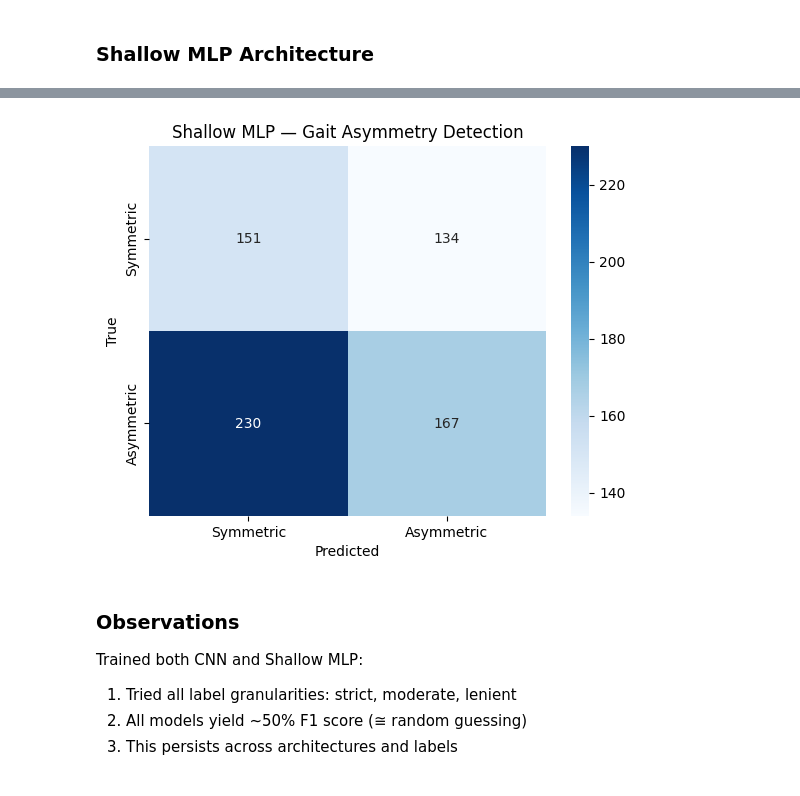
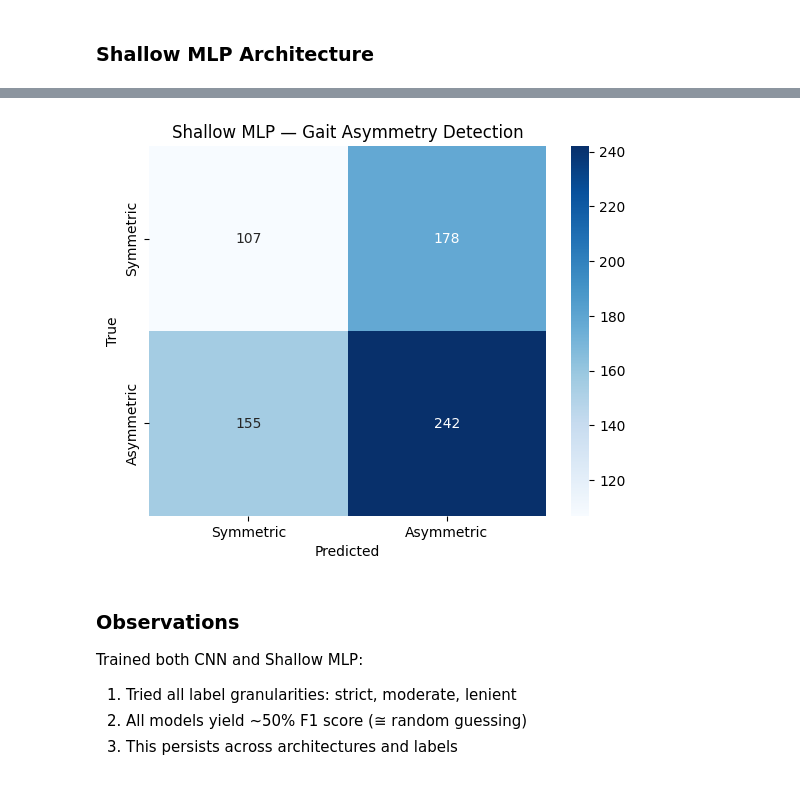
Before and after one commit to StamatisOrfanos/GaitRehab, a Jupyter notebook: gait_detection.ipynb, the cells around one changed output, grey strips where cells are left out. Cells and saved outputs as stored; diff of their text form; code cells hidden in the pictures.

```diff
--- a/gait_detection.ipynb
+++ b/gait_detection.ipynb
@@ -135,22 +135,24 @@ This part of the notebook trains a binary classifier to detect gait asymmetry us
 # %%
 # Load Dataset
 time_domain_data = pd.read_csv('Data/final/detection_time_domain.csv')
+labels = ['high_confidence_asymmetry', 'medium_confidence_asymmetry', 'low_confidence_asymmetry']
 
-# Filter for Gait Windows Only (label 0 or 1)
-data_time_domain_gait = time_domain_data[time_domain_data['label_moderate'].isin([0, 1])].copy()
-target_variable = 'label_moderate'
+for label in labels:
+    # Filter for Gait Windows Only (label 0 or 1)
+    data_time_domain_gait = time_domain_data[time_domain_data[label].isin([0, 1])].copy()
+    target_variable = label
 
-# Calculate class frequencies
-class_counts = data_time_domain_gait[target_variable].value_counts()
-bars = ['Asymmetric Gait', 'Symmetric Gait']
-labels_position = np.arange(len(bars))
+    # Calculate class frequencies
+    class_counts = data_time_domain_gait[target_variable].value_counts()
+    bars = ['Asymmetric Gait', 'Symmetric Gait']
+    labels_position = np.arange(len(bars))
 
 
-# Visualize class distribution
-class_counts.plot(kind='bar')
-plt.title('Class Balance')
-plt.xlabel('Class')
-plt.ylabel('Number of Samples')
-plt.xticks(labels_position, bars, rotation=360, fontsize='13')
-plt.show()
+    # Visualize class distribution
+    class_counts.plot(kind='bar')
+    plt.title('Class Balance for Label: ' + target_variable)
+    plt.xlabel('Class')
+    plt.ylabel('Number of Samples')
+    plt.xticks(labels_position, bars, rotation=360, fontsize='13')
+    plt.show()
 # %% [output]
@@ -395,9 +397,9 @@ def cnn_model(input_shape):
 # CNN Model — Gait Asymmetry Detection from Raw IMU Windows
 
 # Load the .npz dataset
-data = np.load('all_subject_raw_windows.npz')
+data = np.load('Data/final/all_subject_raw_windows.npz')
 X = data['X']
-y = data['label_moderate']
+y = data['medium_confidence_asymmetry']
 groups = data['patient_id']
 
 # Filter out undefined gait cycle with label = 2
@@ -478,7 +480,7 @@ def shallow_mlp_model(input_shape):
 # Load the .npz dataset
 data = np.load('Data/final/all_subject_raw_windows.npz')
 X = data['X']
-y = data['label_moderate']
+y = data['medium_confidence_asymmetry']
 groups = data['patient_id']
 
 # Filter out undefined gait cycle with label = 2
@@ -534,4 +536,4 @@ Fold 5
-[figure, old version]
+[figure, new version]
 # %% [markdown]
 ### Observations
 
```
Also changed, not shown: parts of 7 cells of this notebook, 6 other files.
